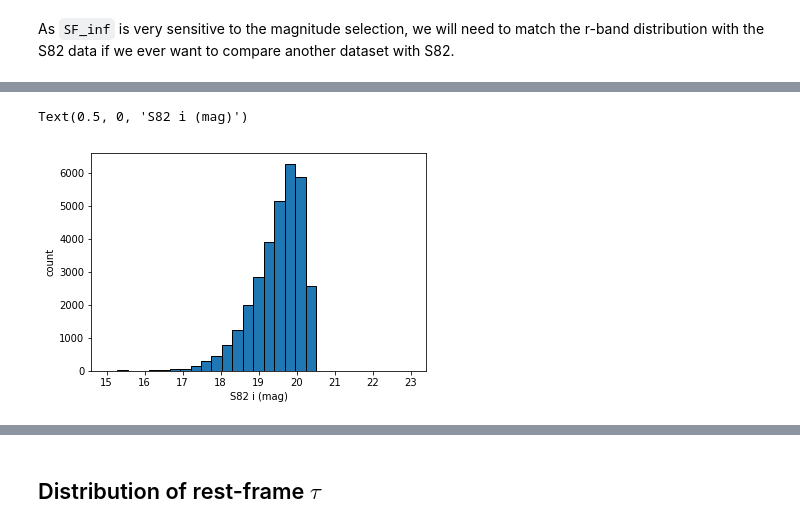
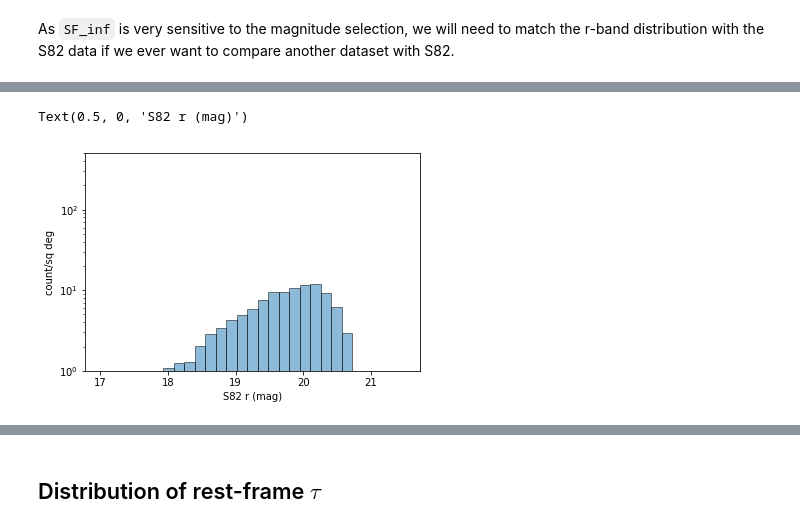
Before and after one commit to jiwoncpark/damped-random-walk, a Jupyter notebook: notebooks/Reproduce_S82_DRW.ipynb, the cells around one changed output, grey strips where cells are left out. Saved outputs shown, nothing was run; the diff lists cells and outputs as text; code cells hidden in the pictures.

```diff
--- a/notebooks/Reproduce_S82_DRW.ipynb
+++ b/notebooks/Reproduce_S82_DRW.ipynb
@@ -181,7 +176,16 @@ Text(0.5, 0, 'S82 r (mag)')
-# %%
-_ = plt.hist(merged['i'].values, bins=np.linspace(15, 23, 30), edgecolor='k')
-plt.ylabel("count")
-plt.xlabel("S82 i (mag)")
-# %% [output]
-Text(0.5, 0, 'S82 i (mag)')
-[figure, removed]
+# %%
+area = 290 # sq deg
+# %%
+bins=np.linspace(17, 21.5, 30)
+#_ = plt.hist(merged['r'].values, weights=np.ones_like(merged['r'].values)/area, bins=bins, edgecolor='k', label='before i < 20.5', alpha=0.5)
+_ = plt.hist(selected['r'].values, weights=np.ones_like(selected['r'].values)/area, bins=bins, edgecolor='k', label='after i < 20.5', alpha=0.5)
+#_ = plt.hist(selected.loc[selected['duty_cycle']==True]['r'].values, weights=np.ones_like(selected.loc[selected['duty_cycle']==True]['r'].values)/area, bins=bins, edgecolor='k', label='duty cycle on', alpha=0.5)
+
+plt.yscale('log', nonposy='clip')
+plt.ylim([1, 500])
+plt.ylabel("count/sq deg")
+plt.xlabel("S82 r (mag)")
+#plt.legend()
+# %% [output]
+Text(0.5, 0, 'S82 r (mag)')
+[figure, added]
```
Also changed, not shown: parts of 35 cells of this notebook, 2 other files.
